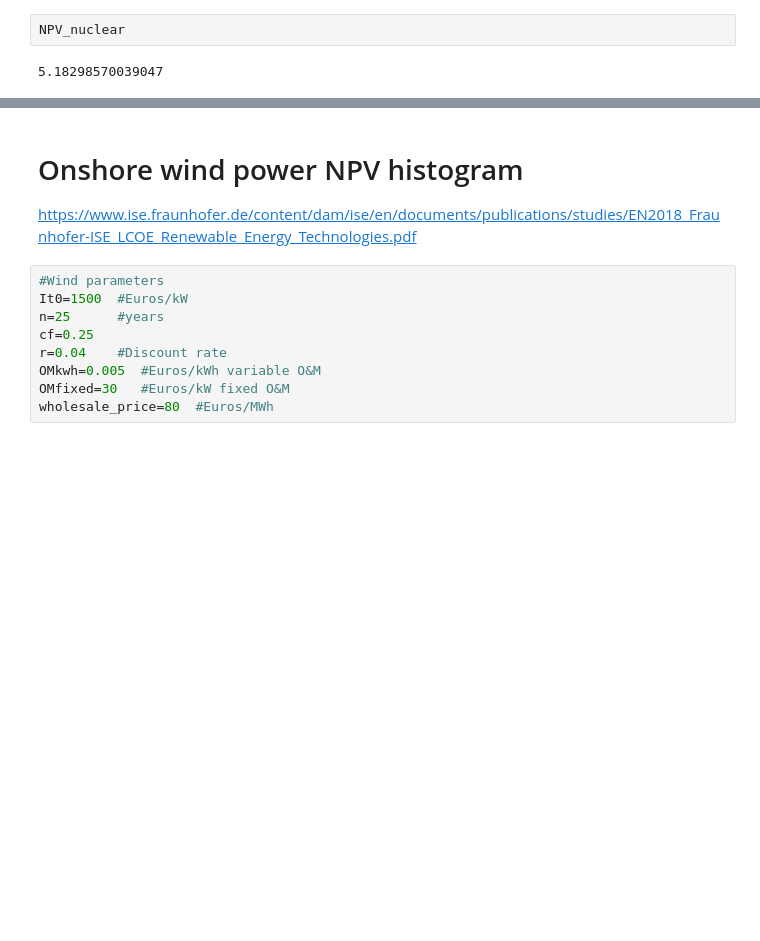
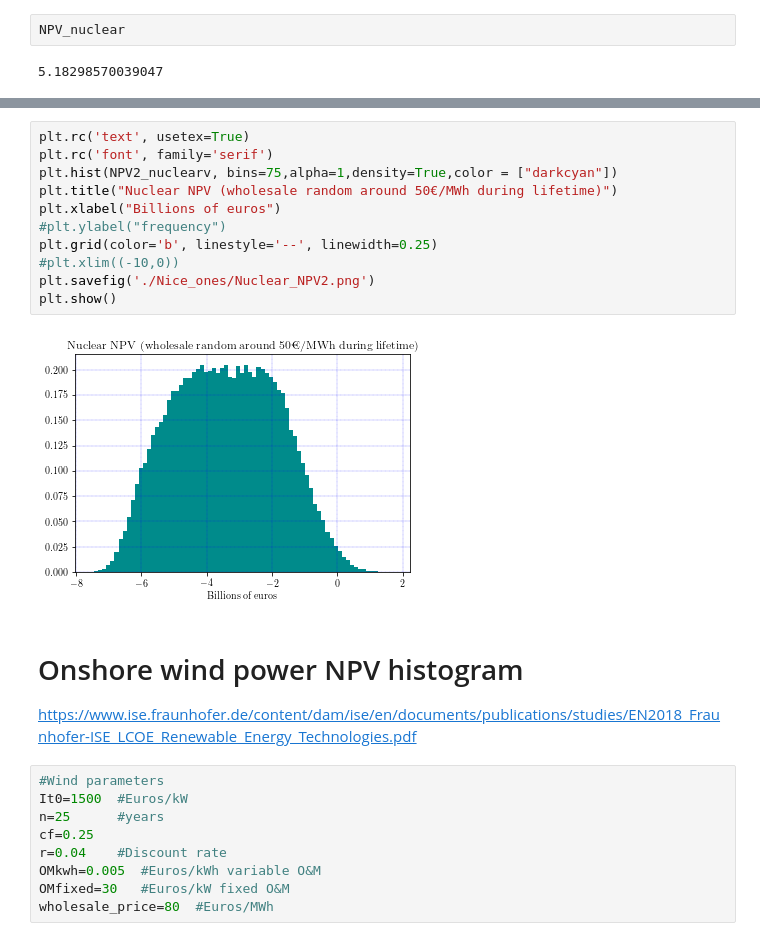
Before and after one commit to martikj2/Net_Present_Value_Energy, a Jupyter notebook: NPV histograms.ipynb, the cells around one changed output, grey strips where cells are left out. Saved outputs shown, nothing was run; the diff lists cells and outputs as text; blank space fills up the shorter version.

```diff
--- a/NPV histograms.ipynb
+++ b/NPV histograms.ipynb
@@ -66,3 +105,16 @@ plt.show()
+# %%
+plt.rc('text', usetex=True)
+plt.rc('font', family='serif')
+plt.hist(NPV2_nuclearv, bins=75,alpha=1,density=True,color = ["darkcyan"])
+plt.title("Nuclear NPV (wholesale random around 50€/MWh during lifetime)")
+plt.xlabel("Billions of euros")
+#plt.ylabel("frequency")
+plt.grid(color='b', linestyle='--', linewidth=0.25)
+#plt.xlim((-10,0))
+plt.savefig('./Nice_ones/Nuclear_NPV2.png')
+plt.show()
+# %% [output]
+[figure, added]
 # %% [markdown]
 # Onshore wind power NPV histogram
 https://www.ise.fraunhofer.de/content/dam/ise/en/documents/publications/studies/EN2018_Fraunhofer-ISE_LCOE_Renewable_Energy_Technologies.pdf
```
Also changed, not shown: parts of 8 cells of this notebook, 3 other files.
